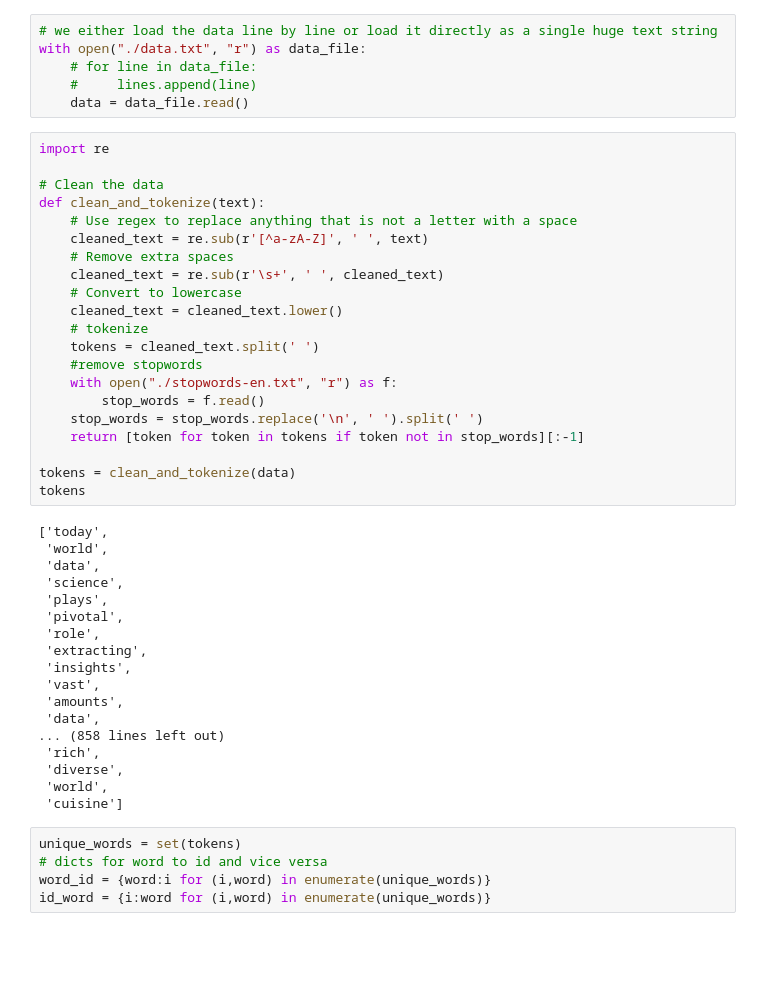
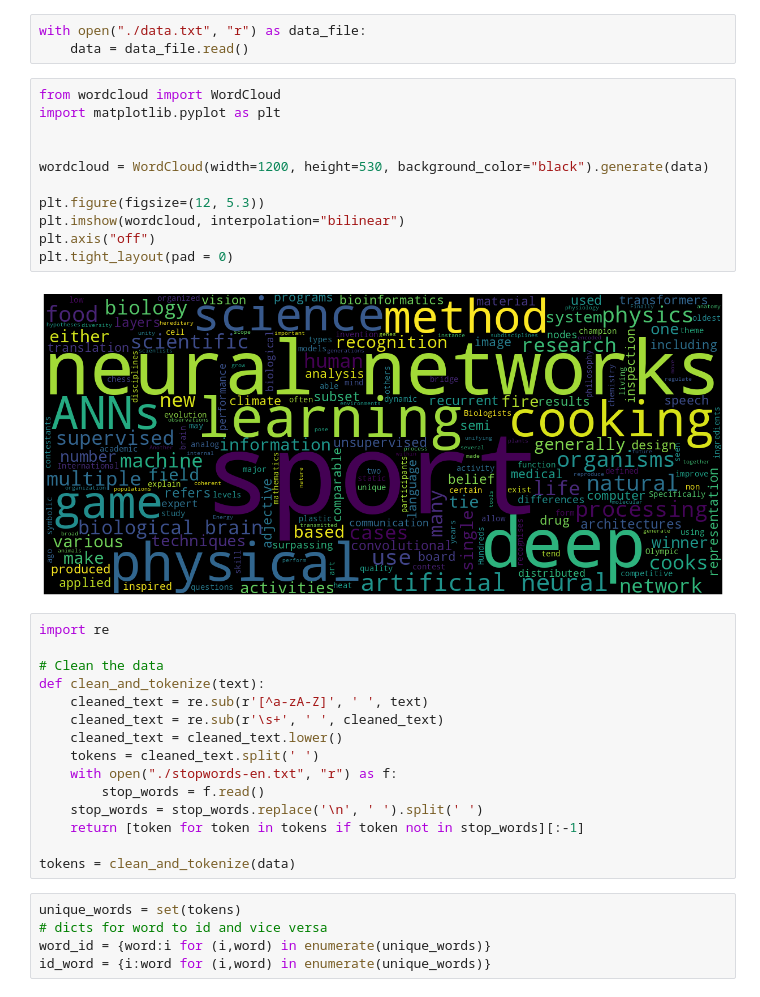
Before and after one commit to Otman404/word2vec_pytorch, a Jupyter notebook: word2vec.ipynb, the cells around one changed output. Cells and saved outputs as stored; diff of their text form; blank space fills up the shorter version.

```diff
--- a/word2vec.ipynb
+++ b/word2vec.ipynb
@@ -1,48 +1,34 @@
-# %%
-# we either load the data line by line or load it directly as a single huge text string
-with open("./data.txt", "r") as data_file:
-    # for line in data_file:
-    #     lines.append(line)
-    data = data_file.read()
+# %%
+with open("./data.txt", "r") as data_file:
+    data = data_file.read()
+# %%
+from wordcloud import WordCloud
+import matplotlib.pyplot as plt
+
+
+wordcloud = WordCloud(width=1200, height=530, background_color="black").generate(data)
+
+plt.figure(figsize=(12, 5.3))
+plt.imshow(wordcloud, interpolation="bilinear")
+plt.axis("off")
+plt.tight_layout(pad = 0)
+# %% [output]
+[figure, added]
 # %%
 import re
 
 # Clean the data
 def clean_and_tokenize(text):
-    # Use regex to replace anything that is not a letter with a space
     cleaned_text = re.sub(r'[^a-zA-Z]', ' ', text)
-    # Remove extra spaces
     cleaned_text = re.sub(r'\s+', ' ', cleaned_text)
-    # Convert to lowercase
     cleaned_text = cleaned_text.lower()
-    # tokenize
     tokens = cleaned_text.split(' ')
-    #remove stopwords
     with open("./stopwords-en.txt", "r") as f:
         stop_words = f.read()
     stop_words = stop_words.replace('\n', ' ').split(' ')
     return [token for token in tokens if token not in stop_words][:-1]
 
 tokens = clean_and_tokenize(data)
-tokens
-# %% [output]
-['today',
- 'world',
- 'data',
- 'science',
- 'plays',
- 'pivotal',
- 'role',
- 'extracting',
- 'insights',
- 'vast',
- 'amounts',
- 'data',
-... (858 lines left out)
- 'rich',
- 'diverse',
- 'world',
- 'cuisine']
 # %%
 unique_words = set(tokens)
 # dicts for word to id and vice versa
```
Also changed, not shown: parts of 30 cells of this notebook, 2 other files.
